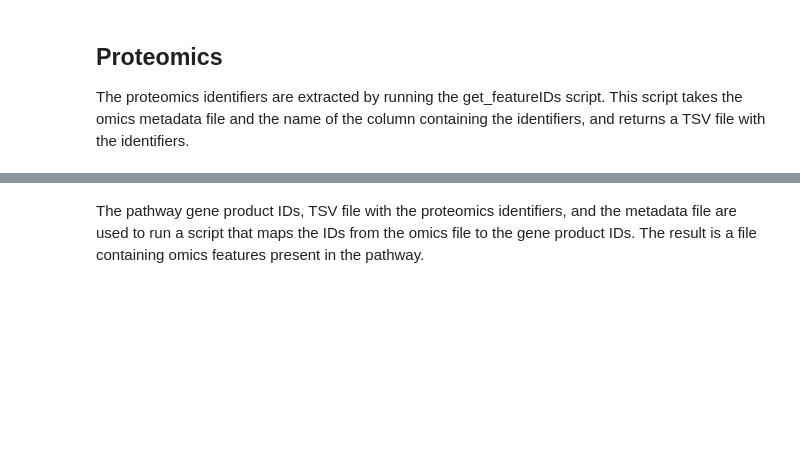
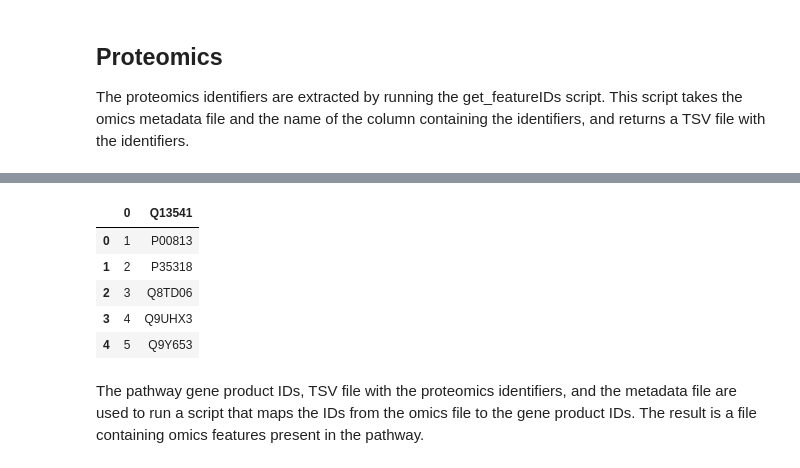
Before and after one commit to Xomics/TWOCdemonstrator, a Jupyter notebook: tools/python_read_omics/FDCmultiomics_workflow.ipynb, the cells around one changed output, grey strips where cells are left out. Drawn from its saved outputs; the diff is of its cells as text; code cells hidden in the pictures; blank space fills up the shorter version.

```diff
--- a/tools/python_read_omics/FDCmultiomics_workflow.ipynb
+++ b/tools/python_read_omics/FDCmultiomics_workflow.ipynb
@@ -59,3 +69,12 @@ get_featureIDs.run_script(omics_metadata_url, ID_column, out_file)
+# %%
+pd.read_csv('proteomics_IDS.tsv', sep='\t').head()
+# %% [output]
+|  | 0 | Q13541 |
+| 0 | 1 | P00813 |
+| 1 | 2 | P35318 |
+| 2 | 3 | Q8TD06 |
+| 3 | 4 | Q9UHX3 |
+| 4 | 5 | Q9Y653 |
 # %% [markdown]
 The pathway gene product IDs, TSV file with the proteomics identifiers, and the metadata file are used to run a script that maps the IDs from the omics file to the gene product IDs. The result is a file containing omics features present in the pathway.
 # %%
```
Also changed, not shown: parts of 11 cells of this notebook, 2 other files.
